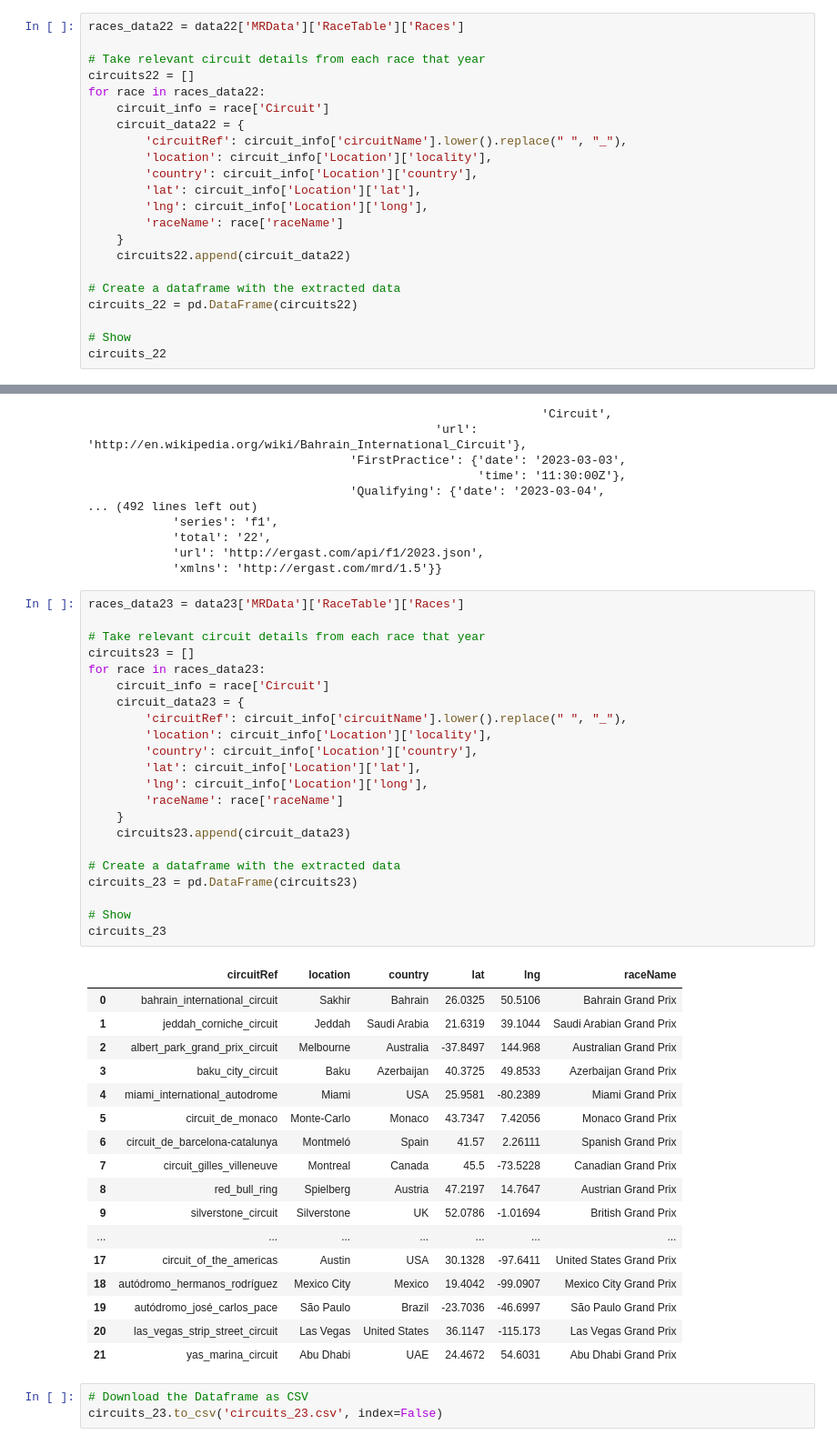
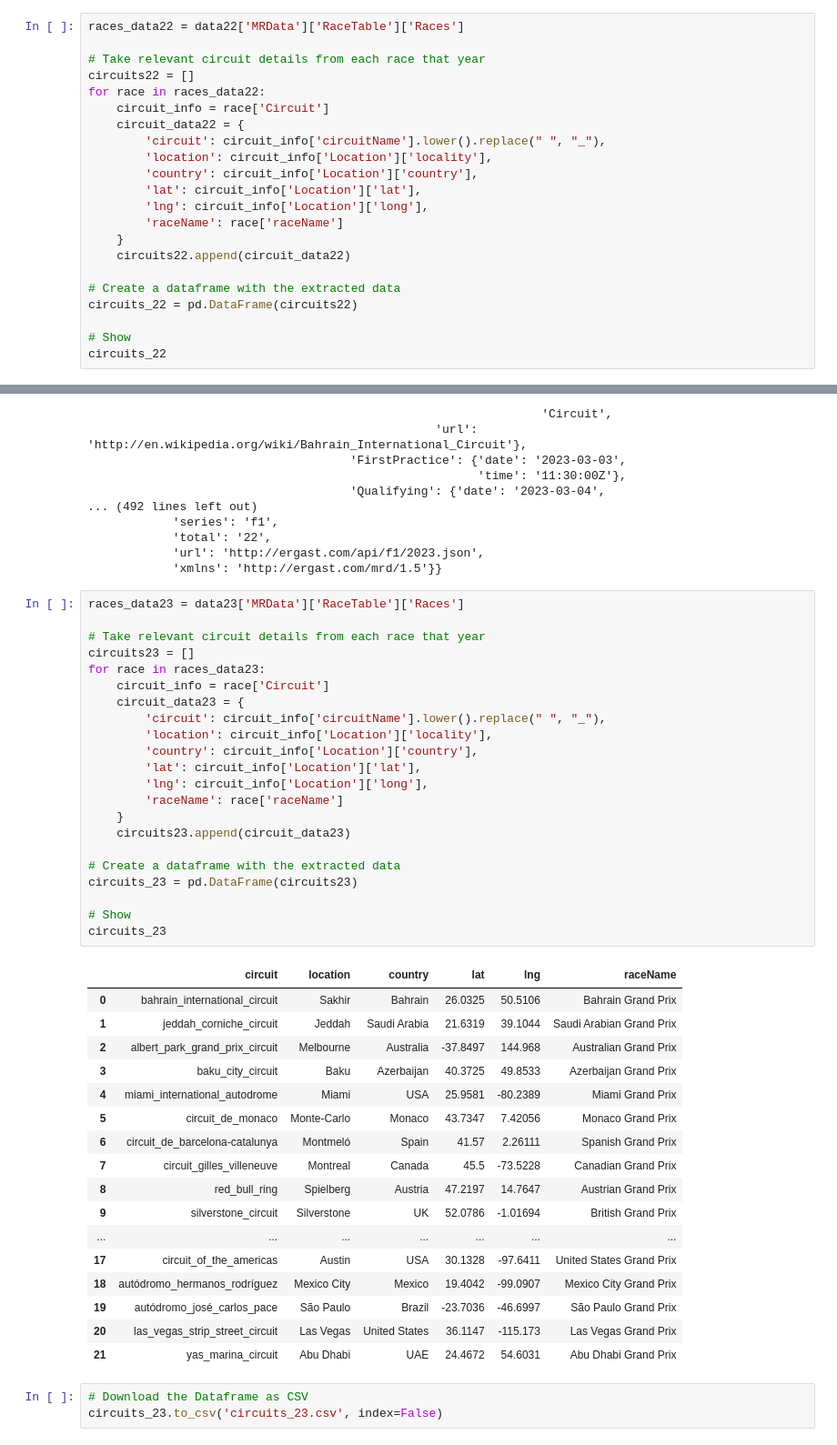
Before and after one commit to nat13lla/Capstone, a Jupyter notebook: datacollection/Circuit_data.ipynb, the cells around one changed output, grey strips where cells are left out. Shown at 91% size. Cells and saved outputs as stored; diff of their text form.

```diff
--- a/datacollection/Circuit_data.ipynb
+++ b/datacollection/Circuit_data.ipynb
@@ -52,7 +52,7 @@ circuits22 = []
 for race in races_data22:
     circuit_info = race['Circuit']
     circuit_data22 = {
-        'circuitRef': circuit_info['circuitName'].lower().replace(" ", "_"),
+        'circuit': circuit_info['circuitName'].lower().replace(" ", "_"),
         'location': circuit_info['Location']['locality'],
         'country': circuit_info['Location']['country'],
         'lat': circuit_info['Location']['lat'],
@@ -126,27 +126,27 @@ pprint(data23)
 # %%
 races_data23 = data23['MRData']['RaceTable']['Races']
 
 # Take relevant circuit details from each race that year
 circuits23 = []
 for race in races_data23:
     circuit_info = race['Circuit']
     circuit_data23 = {
-        'circuitRef': circuit_info['circuitName'].lower().replace(" ", "_"),
+        'circuit': circuit_info['circuitName'].lower().replace(" ", "_"),
         'location': circuit_info['Location']['locality'],
         'country': circuit_info['Location']['country'],
         'lat': circuit_info['Location']['lat'],
         'lng': circuit_info['Location']['long'],
         'raceName': race['raceName']
     }
     circuits23.append(circuit_data23)
 
 # Create a dataframe with the extracted data
 circuits_23 = pd.DataFrame(circuits23)
 
 # Show
 circuits_23
 # %% [output]
-|  | circuitRef | location | country | lat | lng | raceName |
+|  | circuit | location | country | lat | lng | raceName |
 | 0 | bahrain_international_circuit | Sakhir | Bahrain | 26.0325 | 50.5106 | Bahrain Grand Prix |
 | 1 | jeddah_corniche_circuit | Jeddah | Saudi Arabia | 21.6319 | 39.1044 | Saudi Arabian Grand Prix |
 | 2 | albert_park_grand_prix_circuit | Melbourne | Australia | -37.8497 | 144.968 | Australian Grand Prix |
```
Also changed, not shown: parts of 6 cells of this notebook.
